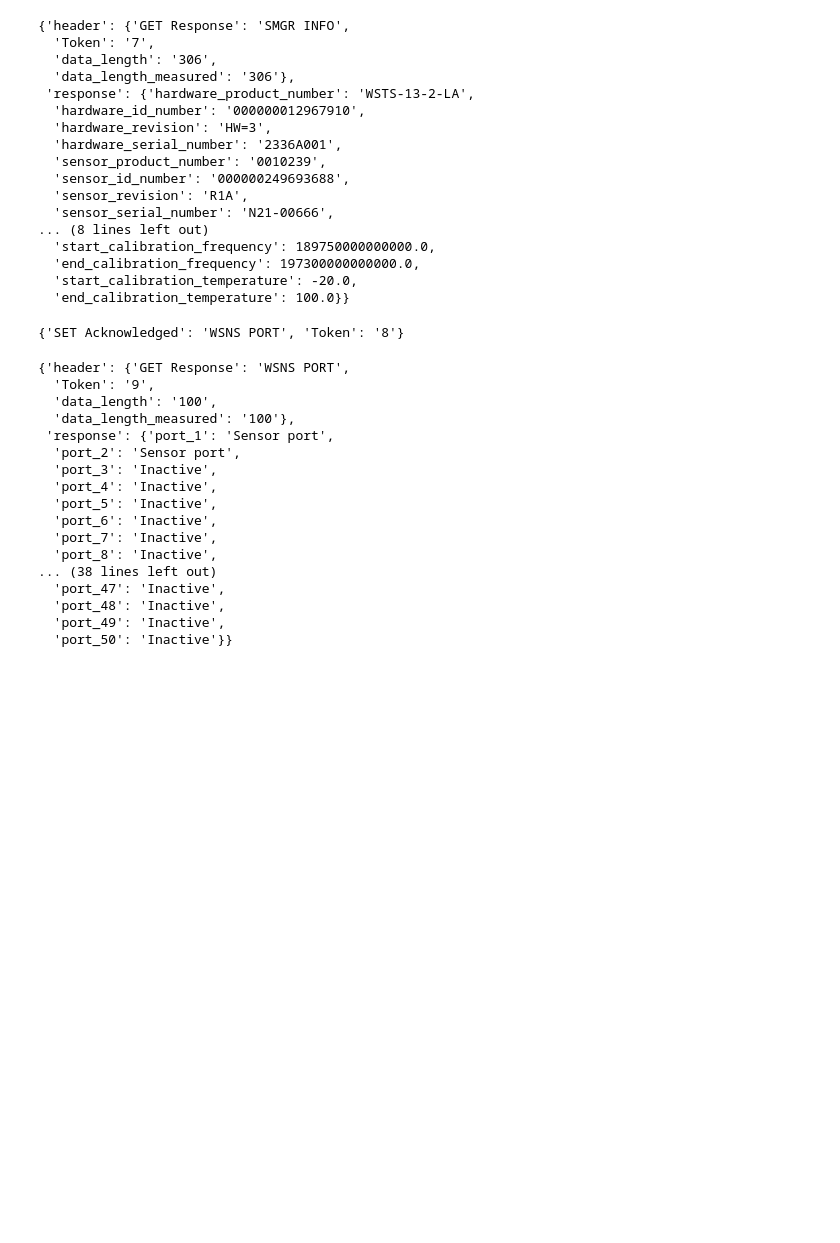
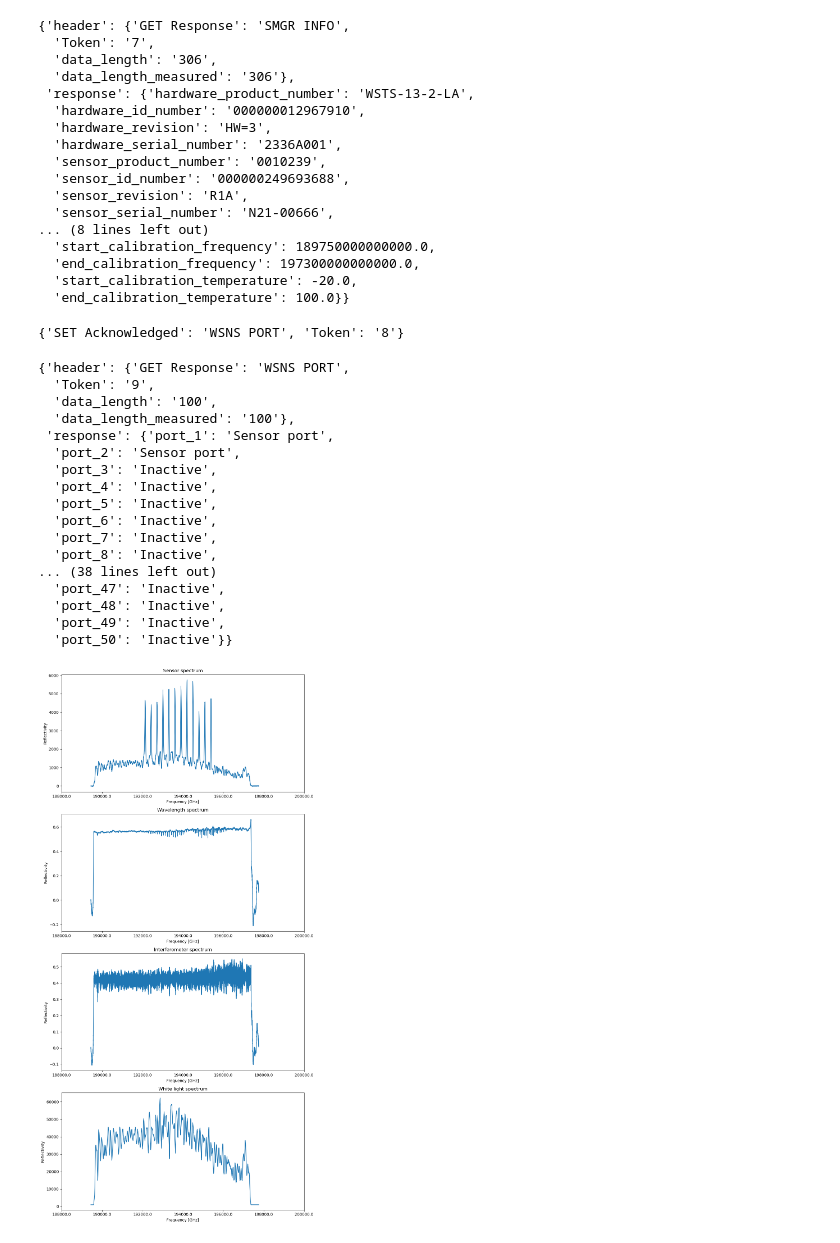
Before and after one commit to ldcn/pyWistom, a Jupyter notebook: pyWistom.ipynb, the cells around one changed output. Drawn from its saved outputs; the diff is of its cells as text; code cells hidden in the pictures; blank space fills up the shorter version.

```diff
--- a/pyWistom.ipynb
+++ b/pyWistom.ipynb
@@ -139,4 +138,62 @@ client.custom_api_request(pyWistom.COMMAND_ID['GET'], b'WSNS', b'PORT', bytes.fr
   'port_48': 'Inactive',
   'port_49': 'Inactive',
   'port_50': 'Inactive'}}
+# %%
+import matplotlib.pyplot as plt
+#response = client.custom_api_request(pyWistom.COMMAND_ID['SET'], b'WSNS', b'DATA', bytes.fromhex("0105"))
+#print(response)
+spectrum = {}
+
+# Define the spectrum types and their corresponding command hex codes
+type = {
+    "sensor_spectrum": "0a01",
+    "wavelength_reference_spectrum": "0a02",
+    "interferometer_spectrum": "0a03",
+    "white_light_spectrum": "0a04",
+    "frequency_interval": "0a05"
+}
+
+for key, hex_code in type.items():
+    spectrum[key] = client.custom_api_request(
+        pyWistom.COMMAND_ID['GET'], b'WSNS', b'DATA', bytes.fromhex(hex_code)
+)
+
+# Extract spectrum data values
+sensor_spectrum_values = spectrum['sensor_spectrum']['response']['spectrum_data_values']
+wavelength_reference_spectrum_values = spectrum['wavelength_reference_spectrum']['response']['spectrum_data_values']
+interferometer_spectrum_values = spectrum['interferometer_spectrum']['response']['spectrum_data_values']
+white_light_spectrum_values = spectrum['white_light_spectrum']['response']['spectrum_data_values']
+frequency_interval_values = spectrum['frequency_interval']['response']['spectrum_data_values']
+
+# Plot all 5 spectrographs
+fig, axs = plt.subplots(4, 1, figsize=(10, 20))
+
+titles = [
+    spectrum['sensor_spectrum']['response']['spectrum_type'],
+    spectrum['wavelength_reference_spectrum']['response']['spectrum_type'],
+    spectrum['interferometer_spectrum']['response']['spectrum_type'],
+    spectrum['white_light_spectrum']['response']['spectrum_type']
+]
+values = [
+    sensor_spectrum_values,
+    wavelength_reference_spectrum_values,
+    interferometer_spectrum_values,
+    white_light_spectrum_values
+]
+
+for i, (ax, vals, title) in enumerate(zip(axs, values, titles)):
+    ax.plot(frequency_interval_values, vals)
+    ax.set_title(title)
+
+for ax in axs:
+    ax.set_xlabel('Frequency [GHz]')
+    ax.set_ylabel('Reflectivity')
+    ax.ticklabel_format(style='plain', axis='x', useOffset=False)  # Ensure x-axis shows plain numbers
+    ax.set_xticks([tick for tick in ax.get_xticks()])  # Update x-ticks
+    ax.set_xticklabels([f'{tick / 1e9:.1f}' for tick in ax.get_xticks()])  # Convert Hz to GHz
+
+plt.tight_layout()
+plt.show()
+# %% [output]
+[figure, added]
 # %%
```
Also changed, not shown: parts of 10 cells of this notebook.
